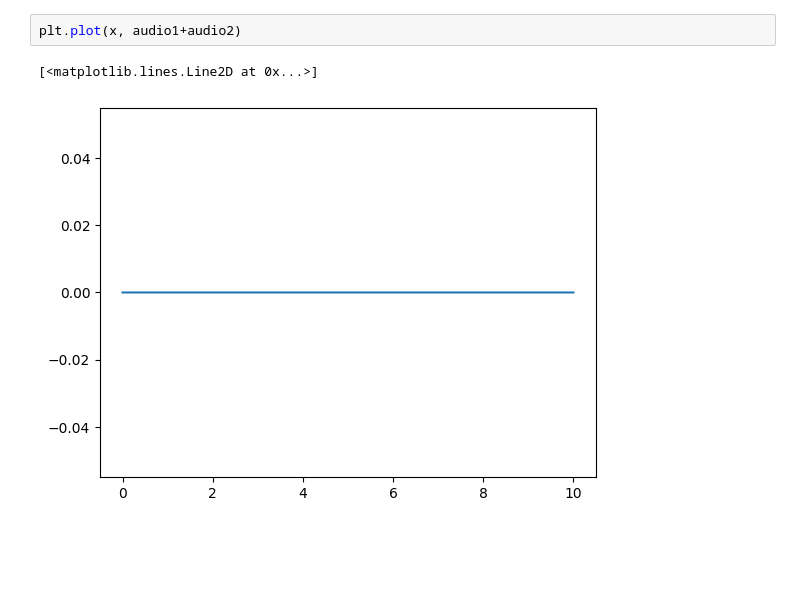
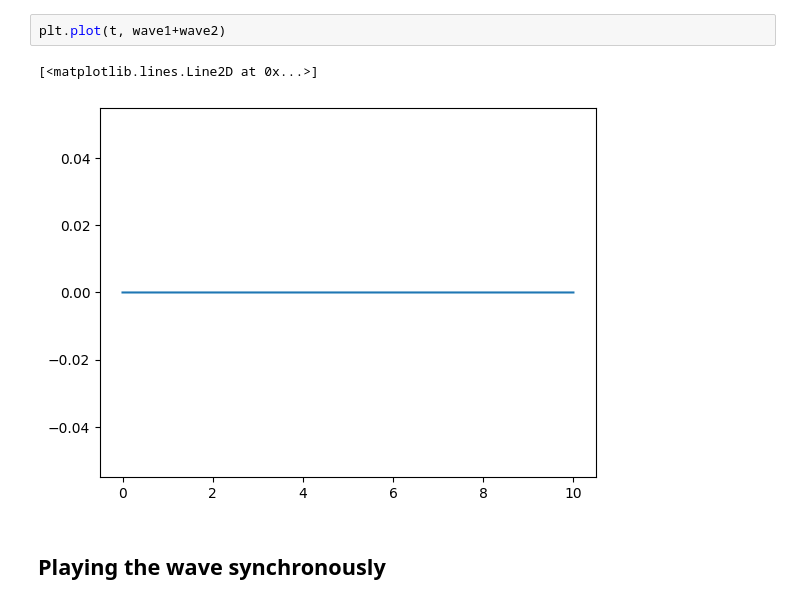
Before and after one commit to martinswagner021/NCS, a Jupyter notebook: main.ipynb, the cells around one changed output. Cells and saved outputs as stored; diff of their text form; blank space fills up the shorter version.

```diff
--- a/main.ipynb
+++ b/main.ipynb
@@ -27,5 +40,7 @@ write('anti-test.wav', SAMP_FREQ, audio2)
-# %%
-plt.plot(x, audio1+audio2)
-# %% [output]
-[<matplotlib.lines.Line2D at 0x...>]
-[figure, removed]
+# %%
+plt.plot(t, wave1+wave2)
+# %% [output]
+[<matplotlib.lines.Line2D at 0x...>]
+[figure, added]
+# %% [markdown]
+## Playing the wave synchronously
```
Also changed, not shown: parts of 9 cells of this notebook, 2 other files.
